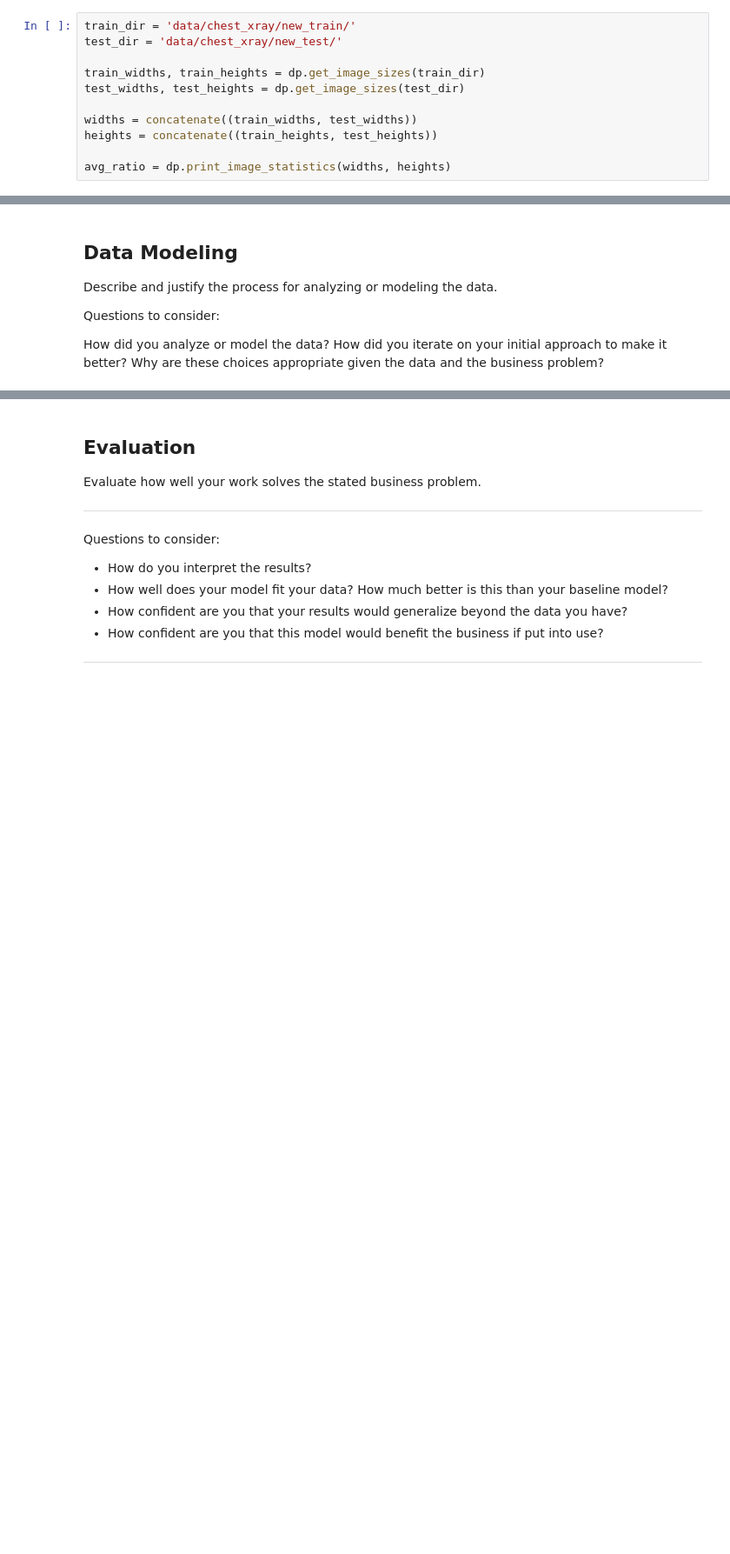
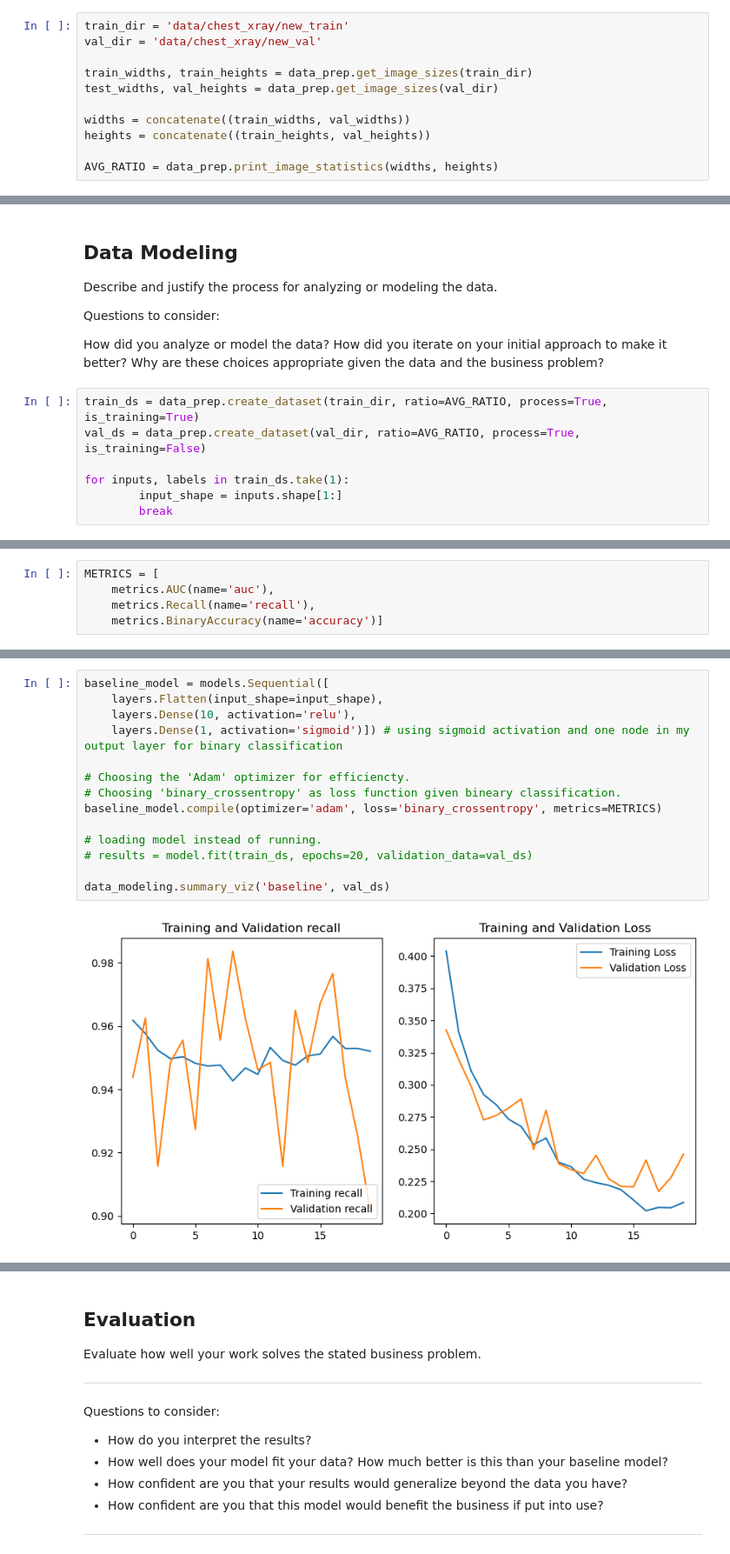
Before and after one commit to rlodetti/image_classification_project, a Jupyter notebook: Image Classification Project.ipynb, the cells around one changed output, grey strips where cells are left out. Shown at 87% size. Cells and saved outputs as stored; diff of their text form; blank space fills up the shorter version.

```diff
--- a/Image Classification Project.ipynb
+++ b/Image Classification Project.ipynb
@@ -111,12 +106,12 @@ dp.pie(df, new_df)
 # %%
-train_dir = 'data/chest_xray/new_train/'
-test_dir = 'data/chest_xray/new_test/'
+train_dir = 'data/chest_xray/new_train'
+val_dir = 'data/chest_xray/new_val'
 
-train_widths, train_heights = dp.get_image_sizes(train_dir)
-test_widths, test_heights = dp.get_image_sizes(test_dir)
+train_widths, train_heights = data_prep.get_image_sizes(train_dir)
+test_widths, val_heights = data_prep.get_image_sizes(val_dir)
 
-widths = concatenate((train_widths, test_widths))
-heights = concatenate((train_heights, test_heights))
+widths = concatenate((train_widths, val_widths))
+heights = concatenate((train_heights, val_heights))
 
-avg_ratio = dp.print_image_statistics(widths, heights)
+AVG_RATIO = data_prep.print_image_statistics(widths, heights)
 # %% [markdown]
@@ -155,3 +140,10 @@ Questions to consider:
 How did you analyze or model the data?
 How did you iterate on your initial approach to make it better?
 Why are these choices appropriate given the data and the business problem?
+# %%
+train_ds = data_prep.create_dataset(train_dir, ratio=AVG_RATIO, process=True, is_training=True)
+val_ds = data_prep.create_dataset(val_dir, ratio=AVG_RATIO, process=True, is_training=False)
+
+for inputs, labels in train_ds.take(1):
+        input_shape = inputs.shape[1:]
+        break
@@ -157,0 +156,5 @@ Why are these choices appropriate given the data and the business problem?
+# %%
+METRICS = [
+    metrics.AUC(name='auc'),
+    metrics.Recall(name='recall'),
+    metrics.BinaryAccuracy(name='accuracy')]
@@ -157,0 +164,16 @@ Why are these choices appropriate given the data and the business problem?
+# %%
+baseline_model = models.Sequential([
+    layers.Flatten(input_shape=input_shape),
+    layers.Dense(10, activation='relu'),
+    layers.Dense(1, activation='sigmoid')]) # using sigmoid activation and one node in my output layer for binary classification
+
+# Choosing the 'Adam' optimizer for efficiencty.
+# Choosing 'binary_crossentropy' as loss function given bineary classification.
+baseline_model.compile(optimizer='adam', loss='binary_crossentropy', metrics=METRICS)
+
+# loading model instead of running.
+# results = model.fit(train_ds, epochs=20, validation_data=val_ds)
+
+data_modeling.summary_viz('baseline', val_ds)
+# %% [output]
+[figure, added]
```
Also changed, not shown: parts of 55 cells of this notebook, 6 other files.
